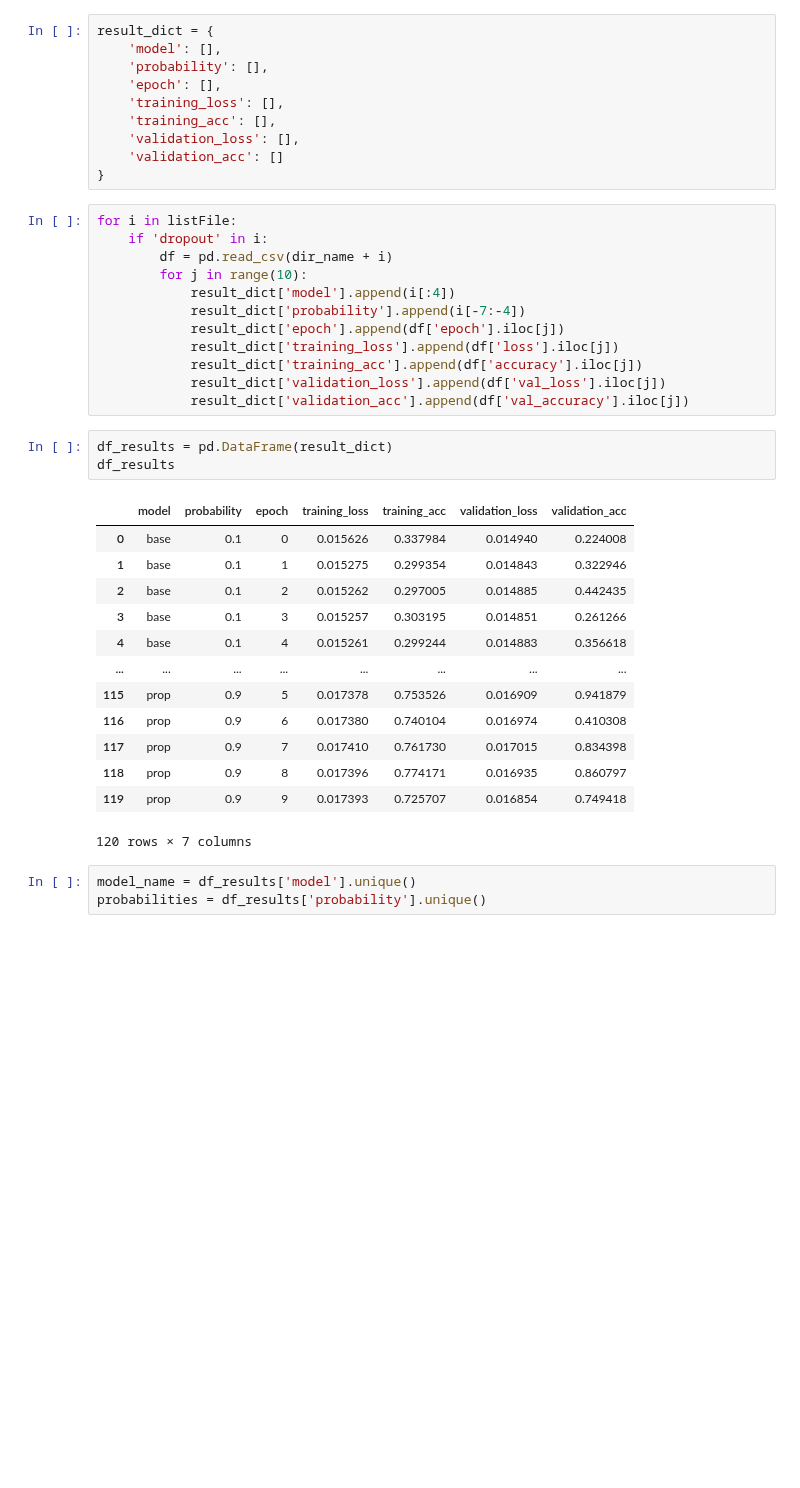
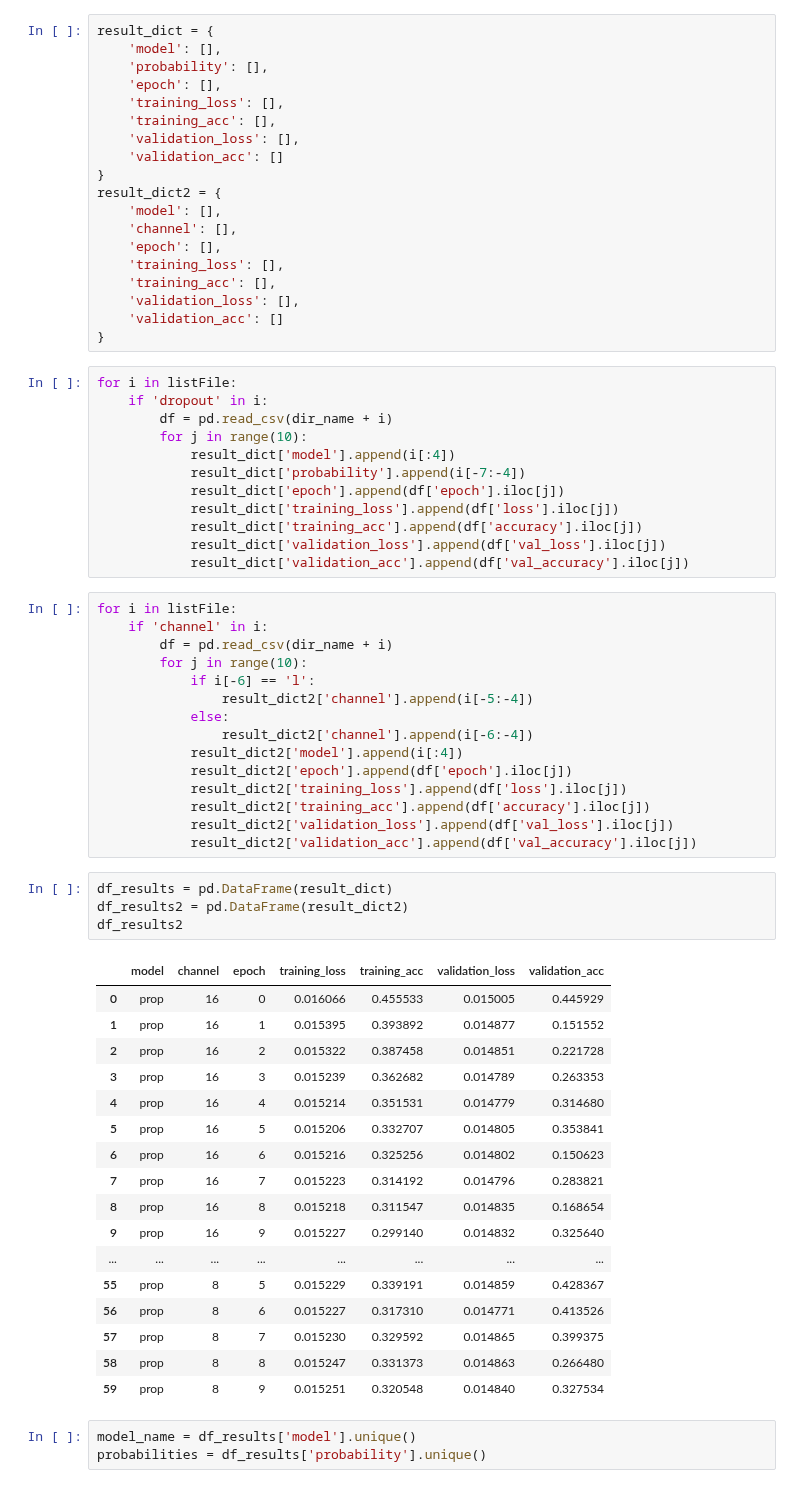
Before and after one commit to MRifqiFz/project-ednn, a Jupyter notebook: Code/Final Code/Dropout Comparison/Visualization.ipynb, the cells around one changed output. Cells and saved outputs as stored; diff of their text form; blank space fills up the shorter version.

```diff
--- a/Code/Final Code/Dropout Comparison/Visualization.ipynb
+++ b/Code/Final Code/Dropout Comparison/Visualization.ipynb
@@ -37,6 +37,15 @@ result_dict = {
     'validation_loss': [],
     'validation_acc': []
 }
+result_dict2 = {
+    'model': [],
+    'channel': [],
+    'epoch': [],
+    'training_loss': [],
+    'training_acc': [],
+    'validation_loss': [],
+    'validation_acc': []
+}
 # %%
 for i in listFile:
     if 'dropout' in i:
@@ -49,23 +58,43 @@ for i in listFile:
             result_dict['training_acc'].append(df['accuracy'].iloc[j])
             result_dict['validation_loss'].append(df['val_loss'].iloc[j])
             result_dict['validation_acc'].append(df['val_accuracy'].iloc[j])
+# %%
+for i in listFile:
+    if 'channel' in i:
+        df = pd.read_csv(dir_name + i)
+        for j in range(10):
+            if i[-6] == 'l':
+                result_dict2['channel'].append(i[-5:-4])
+            else:
+                result_dict2['channel'].append(i[-6:-4])
+            result_dict2['model'].append(i[:4])
+            result_dict2['epoch'].append(df['epoch'].iloc[j])
+            result_dict2['training_loss'].append(df['loss'].iloc[j])
+            result_dict2['training_acc'].append(df['accuracy'].iloc[j])
+            result_dict2['validation_loss'].append(df['val_loss'].iloc[j])
+            result_dict2['validation_acc'].append(df['val_accuracy'].iloc[j])
 # %%
 df_results = pd.DataFrame(result_dict)
-df_results
+df_results2 = pd.DataFrame(result_dict2)
+df_results2
 # %% [output]
-|  | model | probability | epoch | training_loss | training_acc | validation_loss | validation_acc |
-| 0 | base | 0.1 | 0 | 0.015626 | 0.337984 | 0.014940 | 0.224008 |
-| 1 | base | 0.1 | 1 | 0.015275 | 0.299354 | 0.014843 | 0.322946 |
-| 2 | base | 0.1 | 2 | 0.015262 | 0.297005 | 0.014885 | 0.442435 |
-| 3 | base | 0.1 | 3 | 0.015257 | 0.303195 | 0.014851 | 0.261266 |
-| 4 | base | 0.1 | 4 | 0.015261 | 0.299244 | 0.014883 | 0.356618 |
+|  | model | channel | epoch | training_loss | training_acc | validation_loss | validation_acc |
+| 0 | prop | 16 | 0 | 0.016066 | 0.455533 | 0.015005 | 0.445929 |
+| 1 | prop | 16 | 1 | 0.015395 | 0.393892 | 0.014877 | 0.151552 |
+| 2 | prop | 16 | 2 | 0.015322 | 0.387458 | 0.014851 | 0.221728 |
+| 3 | prop | 16 | 3 | 0.015239 | 0.362682 | 0.014789 | 0.263353 |
+| 4 | prop | 16 | 4 | 0.015214 | 0.351531 | 0.014779 | 0.314680 |
+| 5 | prop | 16 | 5 | 0.015206 | 0.332707 | 0.014805 | 0.353841 |
+| 6 | prop | 16 | 6 | 0.015216 | 0.325256 | 0.014802 | 0.150623 |
+| 7 | prop | 16 | 7 | 0.015223 | 0.314192 | 0.014796 | 0.283821 |
+| 8 | prop | 16 | 8 | 0.015218 | 0.311547 | 0.014835 | 0.168654 |
+| 9 | prop | 16 | 9 | 0.015227 | 0.299140 | 0.014832 | 0.325640 |
 | ... | ... | ... | ... | ... | ... | ... | ... |
-| 115 | prop | 0.9 | 5 | 0.017378 | 0.753526 | 0.016909 | 0.941879 |
-| 116 | prop | 0.9 | 6 | 0.017380 | 0.740104 | 0.016974 | 0.410308 |
-| 117 | prop | 0.9 | 7 | 0.017410 | 0.761730 | 0.017015 | 0.834398 |
-| 118 | prop | 0.9 | 8 | 0.017396 | 0.774171 | 0.016935 | 0.860797 |
-| 119 | prop | 0.9 | 9 | 0.017393 | 0.725707 | 0.016854 | 0.749418 |
+| 55 | prop | 8 | 5 | 0.015229 | 0.339191 | 0.014859 | 0.428367 |
+| 56 | prop | 8 | 6 | 0.015227 | 0.317310 | 0.014771 | 0.413526 |
+| 57 | prop | 8 | 7 | 0.015230 | 0.329592 | 0.014865 | 0.399375 |
+| 58 | prop | 8 | 8 | 0.015247 | 0.331373 | 0.014863 | 0.266480 |
+| 59 | prop | 8 | 9 | 0.015251 | 0.320548 | 0.014840 | 0.327534 |
-120 rows × 7 columns
 # %%
 model_name = df_results['model'].unique()
 probabilities = df_results['probability'].unique()
```
Also changed, not shown: parts of 4 cells of this notebook, 4 other files.
